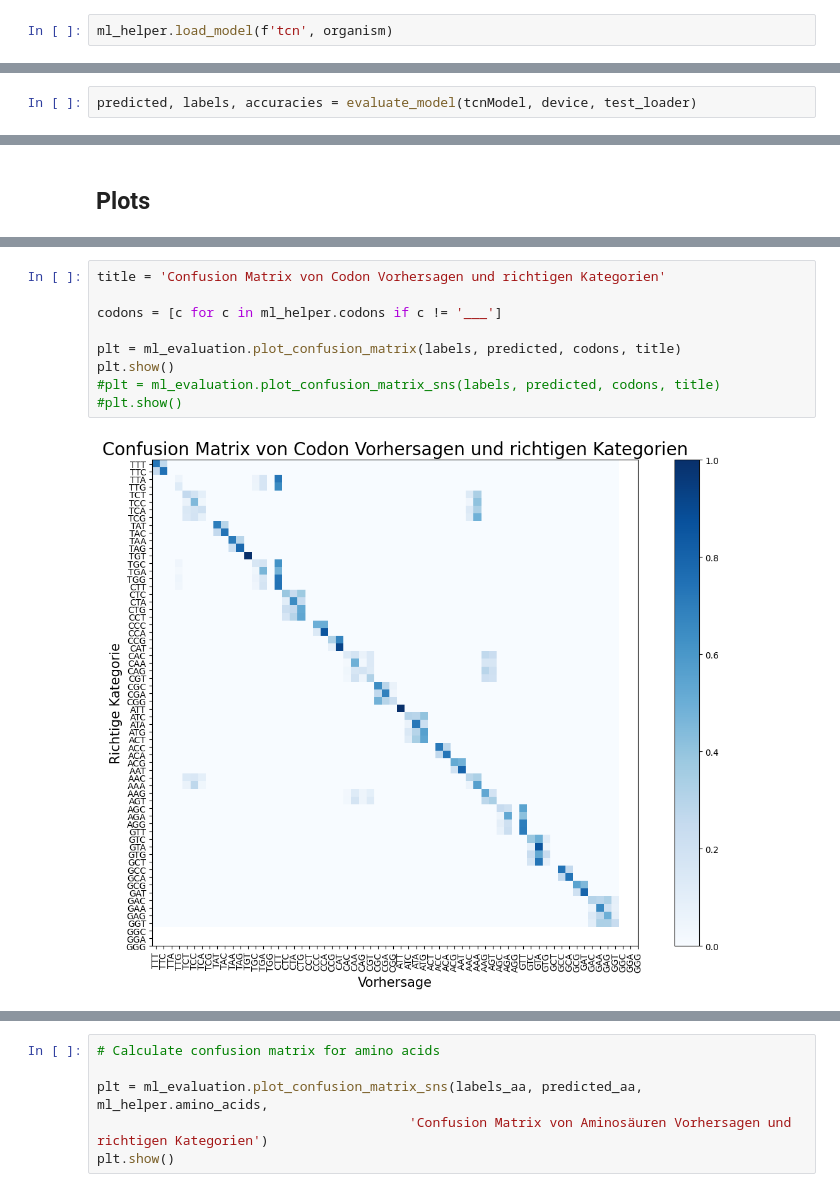
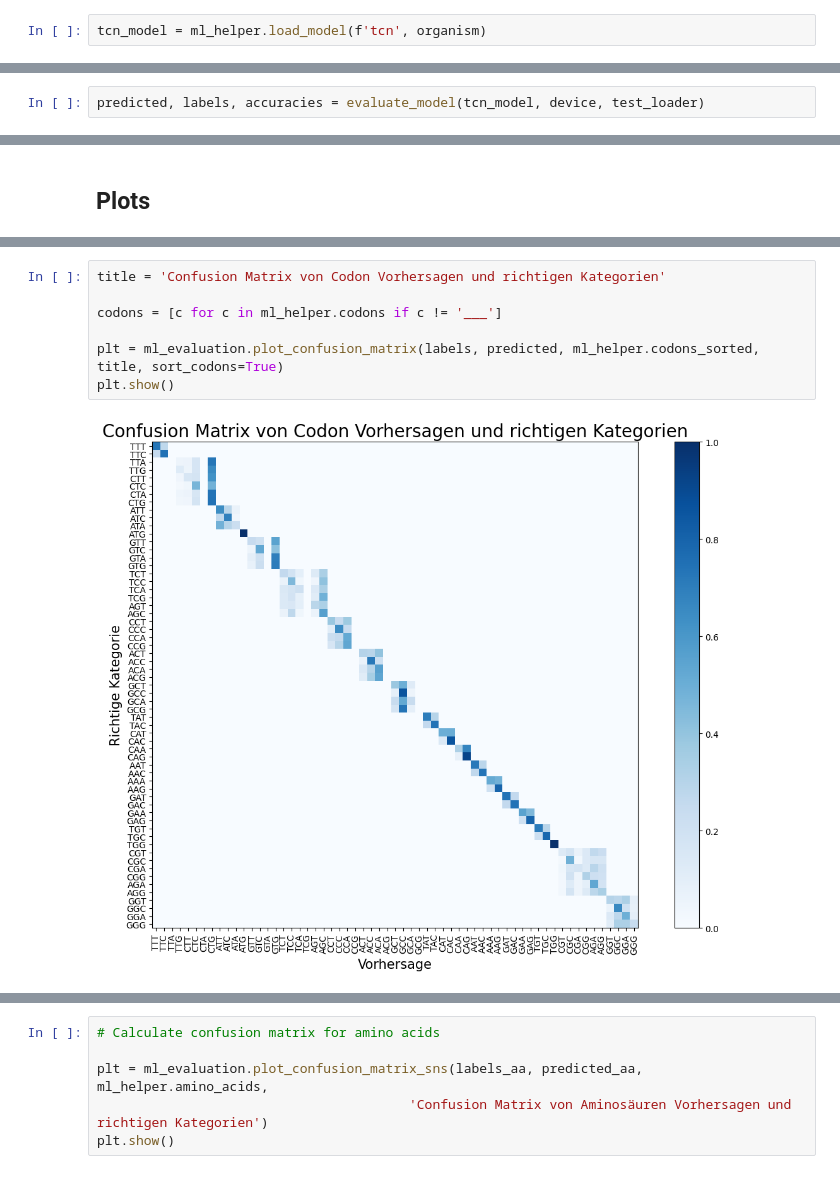
Before and after one commit to maxikuehn/PMDS_Codons, a Jupyter notebook: notebooks/TCNN_Testing.ipynb, the cells around one changed output, grey strips where cells are left out. Cells and saved outputs as stored; diff of their text form.

Commit message:
TCNN evaluated

```diff
--- a/notebooks/TCNN_Testing.ipynb
+++ b/notebooks/TCNN_Testing.ipynb
@@ -323,4 +130,4 @@ Model saved as 20240609020834_tcn_valid_acc_42.pt
 # %%
-ml_helper.load_model(f'tcn', organism)
+tcn_model = ml_helper.load_model(f'tcn', organism)
 # %% [output]
 Model loaded: 20240609020834_tcn_valid_acc_42.pt
@@ -346,5 +170,5 @@ TemporalConvNet(
 # %%
-predicted, labels, accuracies = evaluate_model(tcnModel, device, test_loader)
+predicted, labels, accuracies = evaluate_model(tcn_model, device, test_loader)
 # %% [markdown]
 #### Get codon names and associated amino acids
 # %%
@@ -403,11 +241,9 @@ $$C\_Acc = \frac{T\_c}{G\_c} $$
 # %%
 title = 'Confusion Matrix von Codon Vorhersagen und richtigen Kategorien'
 
 codons = [c for c in ml_helper.codons if c != '___']
 
-plt = ml_evaluation.plot_confusion_matrix(labels, predicted, codons, title)
+plt = ml_evaluation.plot_confusion_matrix(labels, predicted, ml_helper.codons_sorted, title, sort_codons=True)
 plt.show()
-#plt = ml_evaluation.plot_confusion_matrix_sns(labels, predicted, codons, title)
-#plt.show()
 # %% [output]
-[figure, old version]
+[figure, new version]
```
Also changed, not shown: parts of 26 cells of this notebook, 1 other file.
